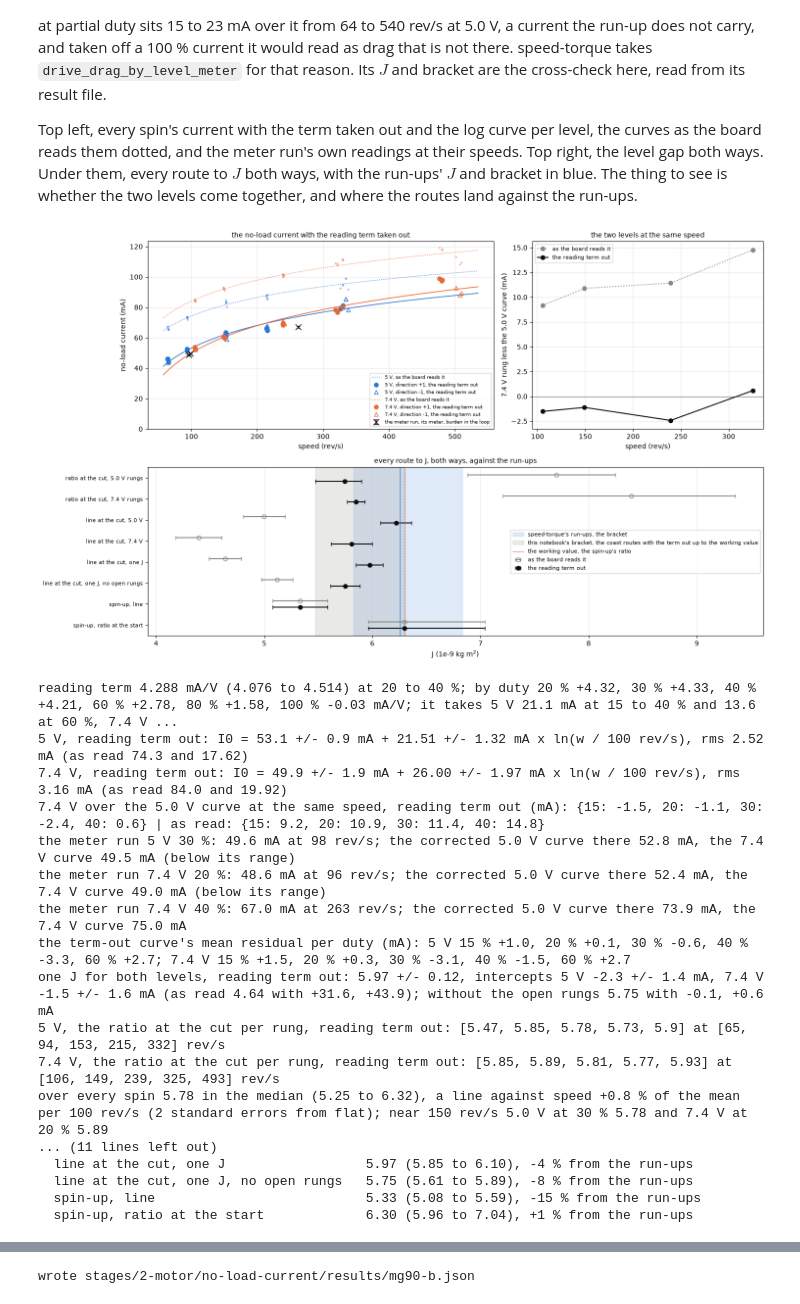
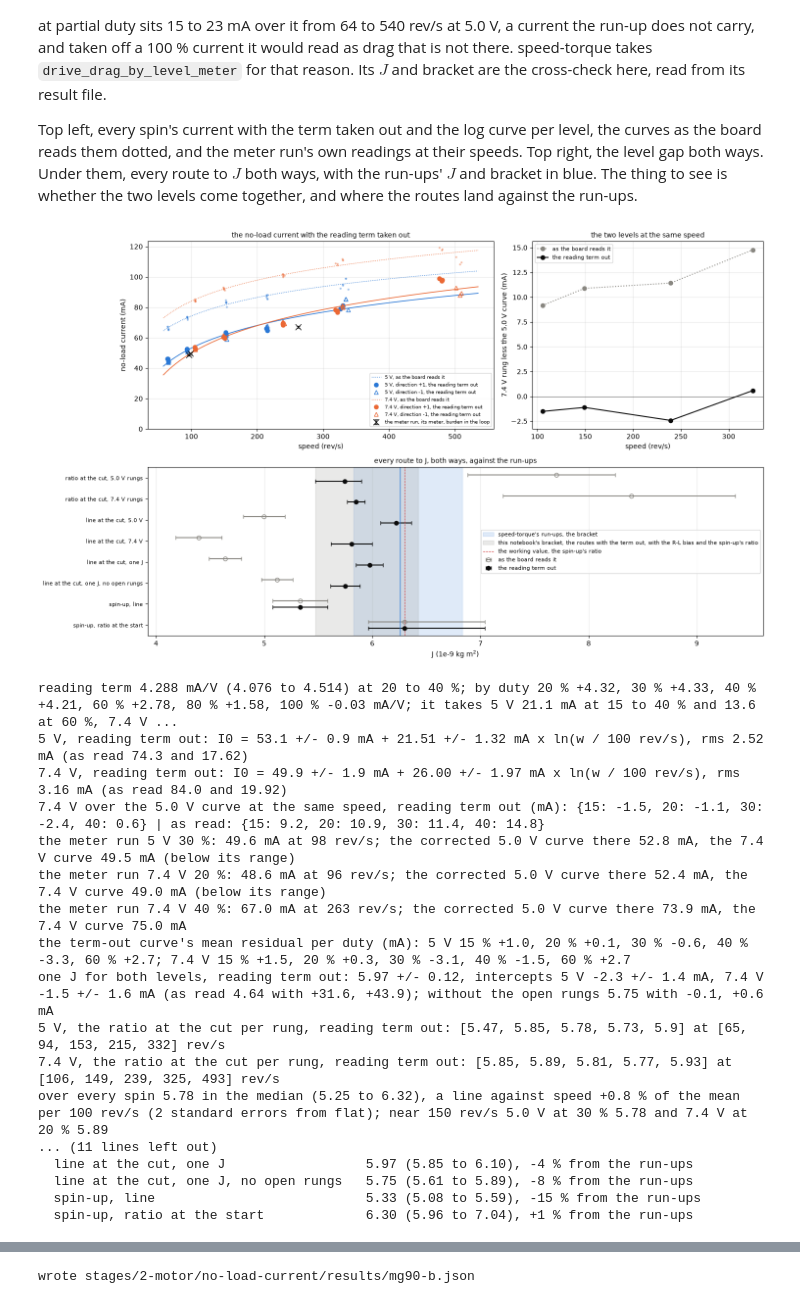
Before and after one commit to OpenServoCore/notebooks, a Jupyter notebook: stages/2-motor/no-load-current/no-load-current.ipynb, the cells around one changed output, grey strips where cells are left out. Saved outputs shown, nothing was run; the diff lists cells and outputs as text; code cells hidden in the pictures.

Commit message:
stage 2: widen no-load-current's J bracket to its own term-out reads, drop the cylinder bound, fix speed-torque's V0 quote

```diff
--- a/stages/2-motor/no-load-current/no-load-current.ipynb
+++ b/stages/2-motor/no-load-current/no-load-current.ipynb
@@ -933,10 +933,7 @@ ROUTES_M = [
     ("spin-up, line", UPL["slope"], UPL["slope"] - UPL["slope_se"], UPL["slope"] + UPL["slope_se"]),
     ("spin-up, ratio at the start", J_UP, early["j"].quantile(0.16), early["j"].quantile(0.84)),
 ]
-# the bracket on J: the routes through the coast with the term out, each rung of the ratio at the cut and the slope of each line
-# at the cut, from the lowest to the highest, and up to the working value, the spin-up's ratio, where that sits above them
 COAST_READS = [*JR_M["j"], *(r[1] for r in ROUTES_M if r[0].startswith("line at the cut"))]
-J_LO, J_HI = min(COAST_READS), max(max(COAST_READS), J_UP)
 # the spin-up with the term out on both sides: each window's current less the term at its own duty times its spin's volts, against
 # the term-out curve of its level. At 15 to 40 % the term is in the window and the curve alike, so mostly the 60 % windows move
 RT_DUTY = np.array([float(k.rstrip(" %")) for k in RTD]); RT_VAL = np.array([x["value"] for x in RTD.values()])
@@ -954,6 +951,12 @@ for which in ("value", "lo", "hi"):
     c2 = CUT.assign(i0_b=CUT["i0_m"] - np.array([RLB[f"{lv:g} V {du} %"][which] for lv, du in zip(CUT["level"], CUT["duty"])]) * 1e-3)
     RL_SENS[which] = {"one": common_fit(c2, "i0_b"), "clean": common_fit(c2[~c2["opens"]], "i0_b"),
                       "rungs": (KT * c2["i0_b"] / c2["alpha_cut"]).groupby([c2["level"], c2["duty"]]).mean()}
+# the bracket on J: every route through the coast with the term out (each rung of the ratio at the cut and the slope of each line at
+# the cut), the same with i_spin_meter_a raised by the loop's R-L bias at its value and each end of its bounds, and the spin-up's ratio
+# as read and with the term out of both sides, from the lowest to the highest
+RL_READS = [x for S_ in RL_SENS.values() for x in (*S_["rungs"], S_["one"]["j"], S_["clean"]["j"])]
+J_LO = min(COAST_READS + RL_READS + [J_UP, J_UP_M])
+J_HI = max(COAST_READS + RL_READS + [J_UP, J_UP_M])
 J_PER_MA_PCT = (common_fit(CUT.assign(i0_d=CUT["i0_m"] + 1e-3 * (CUT["duty"] - 15) / 45), "i0_d")["j"] / COMMON_M["j"] - 1) * 100
 # the term-out curve's residuals, the mean per duty at each level
 RES_DUTY = {v: ((g["i0_m"] - i0_log(g["w"], *I0FIT_M[v][0])) * 1e3).groupby(g["duty"]).mean() for v, g in SPIN.groupby("level")}
@@ -989,7 +992,7 @@ for y, ((label, v0, lo0, hi0), (_, v1, lo1, hi1)) in enumerate(zip(ROUTES, ROUTE
                    label="the reading term out" if y == 0 else None)
 ax[2].axvspan(ST_J["lo"] * 1e9, ST_J["hi"] * 1e9, color=BLUE, alpha=0.15, label="speed-torque's run-ups, the bracket")
 ax[2].axvline(ST_J["value"] * 1e9, color=BLUE, lw=1)
-ax[2].axvspan(J_LO * 1e9, J_HI * 1e9, color=MUTED, alpha=0.18, label="this notebook's bracket, the coast routes with the term out up to the working value")
+ax[2].axvspan(J_LO * 1e9, J_HI * 1e9, color=MUTED, alpha=0.18, label="this notebook's bracket, the routes with the term out, with the R-L bias and the spin-up's ratio")
 ax[2].axvline(J_UP * 1e9, color=RED, lw=0.8, ls="--", label="the working value, the spin-up's ratio")
 ax[2].set_yticks(range(len(ROUTES)), [r[0] for r in ROUTES], fontsize=8); ax[2].invert_yaxis()
 ax[2].set_xlabel("J (1e-9 kg m$^2$)"); ax[2].set_title("every route to J, both ways, against the run-ups", fontsize=10); ax[2].legend(fontsize=8, loc="center right"); ax[2].grid(alpha=0.3, axis="x")
@@ -1006,35 +1009,35 @@ for v in LEVELS:
           f"(as read {I0FIT[v][0][0] * 1e3:.1f} and {I0FIT[v][0][1] * 1e3:.2f})")
 print("7.4 V over the 5.0 V curve at the same speed, reading term out (mA):", dict(zip(m7["duty"], m7["gap_m"].round(1))), "| as read:", dict(zip(m7["duty"], m7["gap"].round(1))))
 for name, mp in MP.items():
     w = 2 * np.pi * mp["speed_rev_s"]["value"]
     print(f"the meter run {name}: {mp['meter_ma']['value']:.1f} mA at {mp['speed_rev_s']['value']:.0f} rev/s; the corrected 5.0 V curve there {i0_log(w, *I0FIT_M[5.0][0]) * 1e3:.1f} mA, "
           f"the 7.4 V curve {i0_log(w, *I0FIT_M[7.4][0]) * 1e3:.1f} mA" + (" (below its range)" if mp['speed_rev_s']['value'] < SPIN[SPIN['level'] == 7.4]['spin_speed_rev_s'].min() else ""))
 print("the term-out curve's mean residual per duty (mA): " + "; ".join(f"{v:g} V " + ", ".join(f"{du} % {x:+.1f}" for du, x in r.items()) for v, r in RES_DUTY.items()))
 print(f"one J for both levels, reading term out: {COMMON_M['j'] * 1e9:.2f} +/- {COMMON_M['j_se'] * 1e9:.2f}, intercepts "
       + ", ".join(f"{v:g} V {COMMON_M['i_x'][v] * 1e3:+.1f} +/- {COMMON_M['i_x_se'][v] * 1e3:.1f} mA" for v in LEVELS) + f" (as read {COMMON['i0']['j'] * 1e9:.2f} with "
       + ", ".join(f"{COMMON['i0']['i_x'][v] * 1e3:+.1f}" for v in LEVELS) + "); without the open rungs "
       + f"{COMMON_M_CLEAN['j'] * 1e9:.2f} with " + ", ".join(f"{COMMON_M_CLEAN['i_x'][v] * 1e3:+.1f}" for v in LEVELS) + " mA")
 for v in LEVELS:
     r = JR_M[JR_M["level"] == v]
     print(f"{v:g} V, the ratio at the cut per rung, reading term out: {np.round(r['j'].to_numpy() * 1e9, 2).tolist()} at {np.round(r['rev_s'].to_numpy()).astype(int).tolist()} rev/s")
 print(f"over every spin {CUT['j_ratio_m'].median() * 1e9:.2f} in the median ({CUT['j_ratio_m'].min() * 1e9:.2f} to {CUT['j_ratio_m'].max() * 1e9:.2f}), "
       f"a line against speed {JL_M['slope'] / CUT['j_ratio_m'].mean() * 1e4:+.1f} % of the mean per 100 rev/s ({abs(JL_M['slope'] / JL_M['slope_se']):.0f} standard errors from flat); "
       f"near 150 rev/s 5.0 V at 30 % {JR_M[(JR_M['level'] == 5.0) & (JR_M['duty'] == 30)]['j'].iloc[0] * 1e9:.2f} and 7.4 V at 20 % {JR_M[(JR_M['level'] == 7.4) & (JR_M['duty'] == 20)]['j'].iloc[0] * 1e9:.2f}")
 for which, lab in (("value", "at its value"), ("lo", "at its largest"), ("hi", "at its smallest")):
     S_ = RL_SENS[which]
     print(f"with i_spin_meter_a raised by the loop's R-L bias {lab}: one J {S_['one']['j'] * 1e9:.2f}, intercepts "
           + ", ".join(f"{v:g} V {S_['one']['i_x'][v] * 1e3:+.1f}" for v in LEVELS) + " mA; without the open rungs "
           + ", ".join(f"{S_['clean']['i_x'][v] * 1e3:+.1f}" for v in LEVELS) + f" mA; the ratio at the cut per rung {S_['rungs'].min() * 1e9:.2f} to {S_['rungs'].max() * 1e9:.2f}")
 print(f"an error in i_spin_meter_a 1 mA larger at the 60 % rungs than at 15 % moves the one-J line {J_PER_MA_PCT:+.1f} %")
 print(f"the spin-up's ratio with the term out of both the window and the curve: {J_UP_M * 1e9:.2f} ({early_m['j_m'].quantile(0.16) * 1e9:.2f} to "
       f"{early_m['j_m'].quantile(0.84) * 1e9:.2f} as the windows spread), {(J_UP_M / J_UP - 1) * 100:+.1f} % from {J_UP * 1e9:.2f} as read, over the same {len(early_m)} windows")
 print(f"the bracket: {J_LO * 1e9:.2f} to {J_HI * 1e9:.2f} x 1e-9 kg m^2, the coast routes with the term out from {min(COAST_READS) * 1e9:.2f} to {max(COAST_READS) * 1e9:.2f}, "
-      f"the working value {J_UP * 1e9:.2f}")
+      f"with the loop's R-L bias from {min(RL_READS) * 1e9:.2f} to {max(RL_READS) * 1e9:.2f}, the spin-up's ratio {J_UP * 1e9:.2f} as read and {J_UP_M * 1e9:.2f} with the term out")
 print(f"speed-torque's run-ups: J {ST_J['value'] * 1e9:.2f} x 1e-9 kg m^2, bracket {ST_J['lo'] * 1e9:.2f} to {ST_J['hi'] * 1e9:.2f}")
 for label, v, lo, hi in ROUTES_M:
     print(f"  {label:38s} {v * 1e9:5.2f} ({lo * 1e9:.2f} to {hi * 1e9:.2f}), {(v / ST_J['value'] - 1) * 100:+.0f} % from the run-ups")
 # %% [output]
-[figure, old version]
+[figure, new version]
 reading term 4.288 mA/V (4.076 to 4.514) at 20 to 40 %; by duty 20 % +4.32, 30 % +4.33, 40 % +4.21, 60 % +2.78, 80 % +1.58, 100 % -0.03 mA/V; it takes 5 V 21.1 mA at 15 to 40 % and 13.6 at 60 %, 7.4 V ...
 5 V, reading term out: I0 = 53.1 +/- 0.9 mA + 21.51 +/- 1.32 mA x ln(w / 100 rev/s), rms 2.52 mA (as read 74.3 and 17.62)
 7.4 V, reading term out: I0 = 49.9 +/- 1.9 mA + 26.00 +/- 1.97 mA x ln(w / 100 rev/s), rms 3.16 mA (as read 84.0 and 19.92)
```
Also changed, not shown: parts of 3 cells of this notebook, 3 other files.
